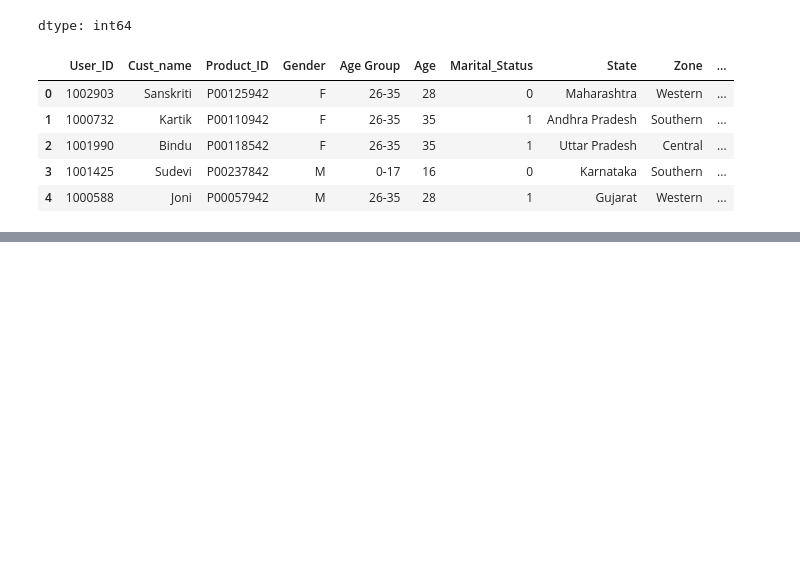
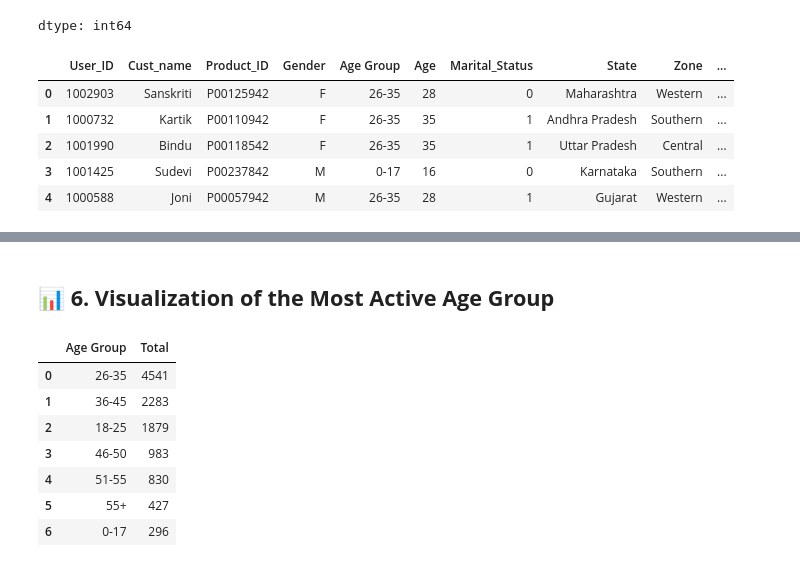
Before and after one commit to gauravvxv/Diwali-Sales-Analysis, a Jupyter notebook: Notebook/Sales.ipynb, the cells around one changed output, grey strips where cells are left out. Cells and saved outputs as stored; diff of their text form; code cells hidden in the pictures; blank space fills up the shorter version.

```diff
--- a/Notebook/Sales.ipynb
+++ b/Notebook/Sales.ipynb
@@ -168,0 +165,16 @@ Text(0, 0.5, 'Total')
+# %% [markdown]
+## 📊 **6. Visualization of the Most Active Age Group**
+# %%
+active_age = df['Age Group'].value_counts().reset_index()
+active_age.columns = ['Age Group', 'Total']
+active_age.sort_values(by='Total',ascending=False,inplace=True)
+active_age
+# %% [output]
+|  | Age Group | Total |
+| 0 | 26-35 | 4541 |
+| 1 | 36-45 | 2283 |
+| 2 | 18-25 | 1879 |
+| 3 | 46-50 | 983 |
+| 4 | 51-55 | 830 |
+| 5 | 55+ | 427 |
+| 6 | 0-17 | 296 |
```
Also changed, not shown: parts of 5 cells of this notebook.
